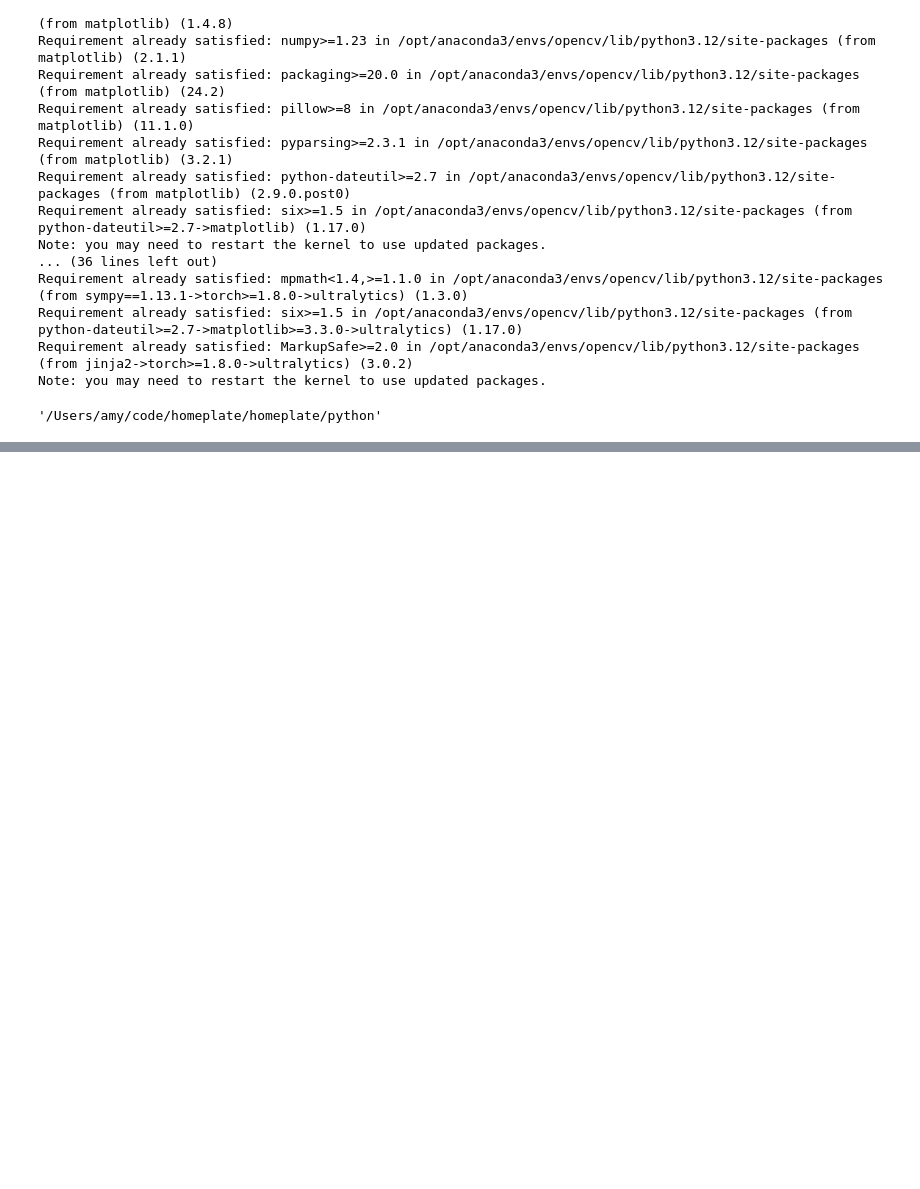
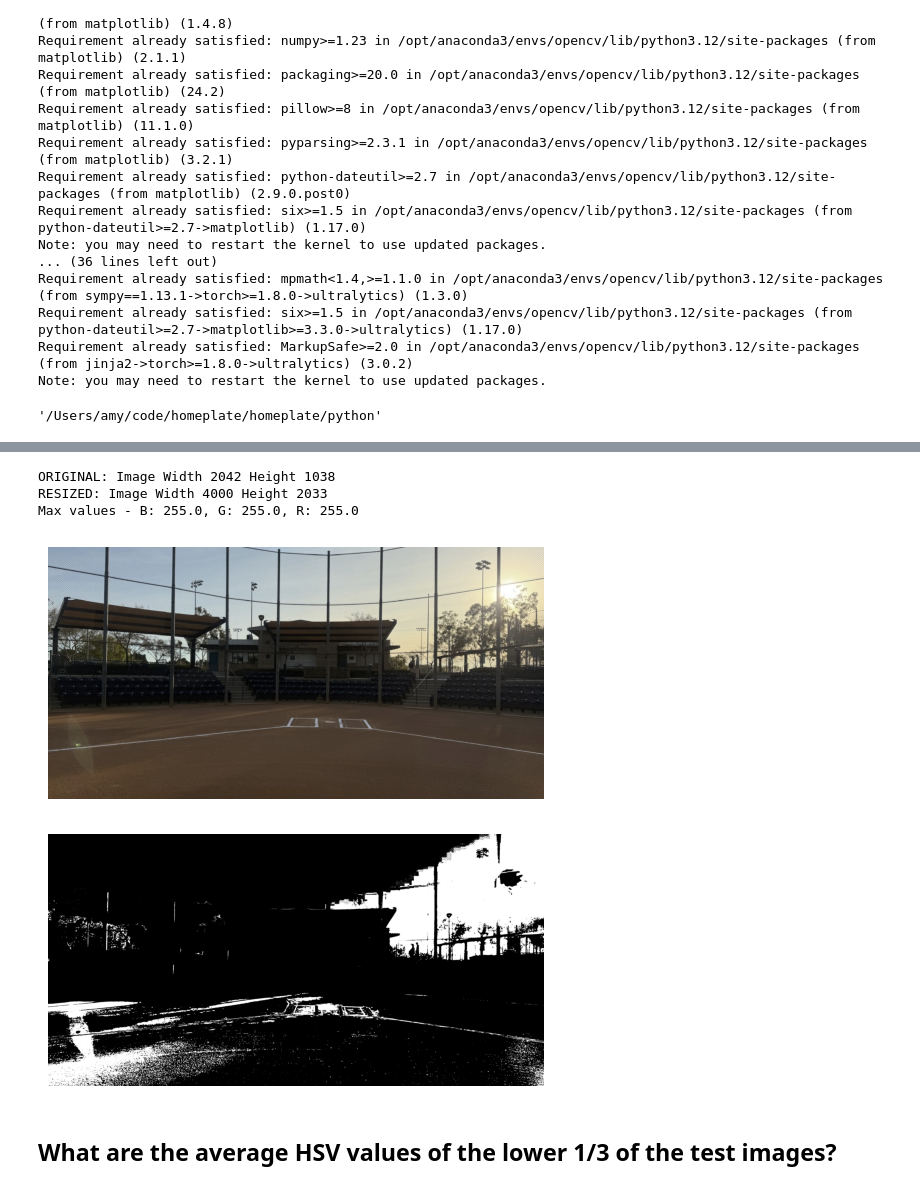
Before and after one commit to amyxjhuang/homeplate, a Jupyter notebook: python/find_ground.ipynb, the cells around one changed output, grey strips where cells are left out. Drawn from its saved outputs; the diff is of its cells as text; code cells hidden in the pictures; blank space fills up the shorter version.

```diff
--- a/python/find_ground.ipynb
+++ b/python/find_ground.ipynb
@@ -202,0 +86,27 @@ Keypoint found size 42.8557014465332 x 1885.5296630859375 y 1482.96142578125 ang
+# %%
+def apply_hsv_filter(mat_bgr):
+    hsv_frame = cv2.cvtColor(mat_bgr, cv2.COLOR_BGR2HSV)
+    # H, S, V
+    # Lower saturation captures more muted colors
+    # Higher values captures brighter shades
+    lower_bound = np.array([10, 20, 80])
+    upper_bound = np.array([30, 255, 255])
+    hsv_frame = cv2.inRange(hsv_frame, lower_bound, upper_bound)
+    mat_bgr = cv2.resize(hsv_frame, None, fx=0.5, fy=0.5)
+
+    # mat_bgr = cv2.cvtColor(mat_bgr, cv2.COLOR_HSV2BGR)
+    return mat_bgr
+# %%
+image = get_resized_image_from_image_index(9)
+image = get_white_balanced_image(image)
+hsv_image = apply_hsv_filter(image)
+show_bgr_image(image)
+show_bgr_image(hsv_image)
+# %% [output]
+ORIGINAL: Image Width 2042 Height 1038
+RESIZED: Image Width 4000 Height 2033
+Max values - B: 255.0, G: 255.0, R: 255.0
+[figure, added]
+[figure, added]
+# %% [markdown]
+## What are the average HSV values of the lower 1/3 of the test images?
```
Also changed, not shown: parts of 14 cells of this notebook.
